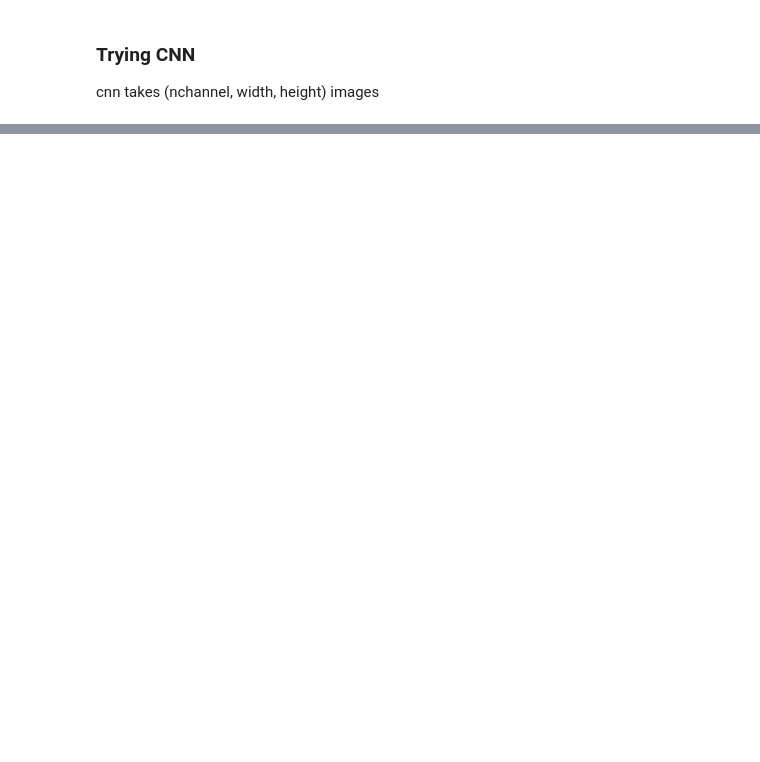
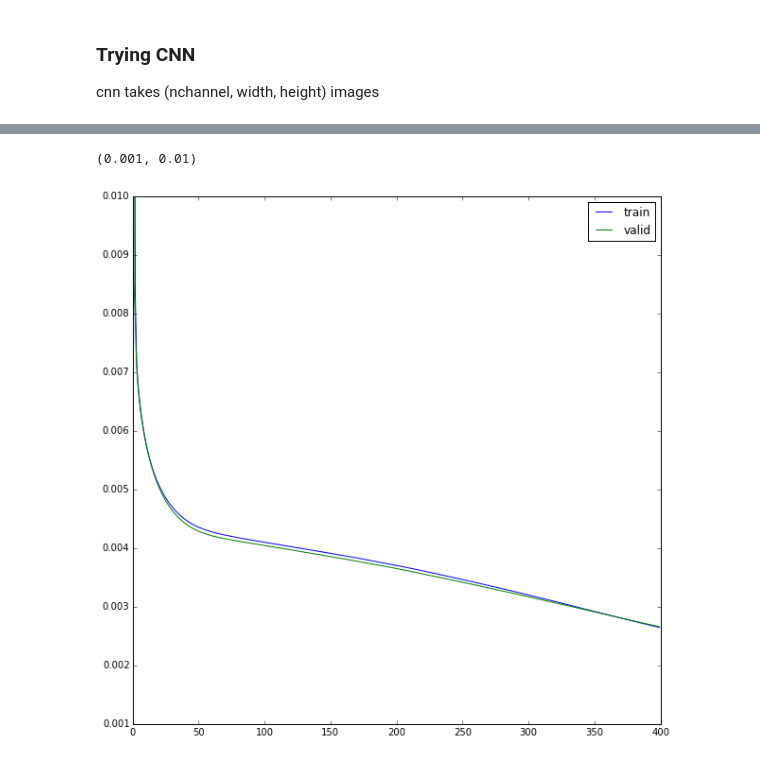
Before and after one commit to dolaameng/deeplearning-exploration, a Jupyter notebook: notebooks/USECASE + TUTORIAL - lasagne for Kaggle facial keypoint detection.ipynb, the cells around one changed output, grey strips where cells are left out. Cells and saved outputs as stored; diff of their text form; code cells hidden in the pictures; blank space fills up the shorter version.

```diff
--- a/notebooks/USECASE + TUTORIAL - lasagne for Kaggle facial keypoint detection.ipynb
+++ b/notebooks/USECASE + TUTORIAL - lasagne for Kaggle facial keypoint detection.ipynb
@@ -205,8 +210,26 @@ net2 = NeuralNet(
     ]
     ## layer parameters
     , input_shape = (None, 1, 96, 96) # flexible batch size
-    , conv1_num_filters = 32
-    , pool1_pool_size = (2, 2) # now 32 x 48 x 48
-    , conv2_num_filters = 64
-    , pool2_pool_size = (2, 2) # now 64 x 24 x 24
+    , conv1_num_filters = 32, conv1_filter_size = (2, 2) # 32 x 95 x 95
+    , pool1_pool_size = (2, 2) # 32 x 47 x 47
+    , conv2_num_filters = 64, conv2_filter_size = (2, 2) # 64 x 46 x 46
+    , pool2_pool_size = (2, 2) # 64
+    , conv3_num_filters = 128, conv3_filter_size = (2, 2)
+    , pool3_pool_size = (2, 2)
+    , hidden4_num_units = 500
+    , hidden5_num_units = 500
+    , output_num_units = 30, output_nonlinearity = None
+
+    ## learning algorithm
+    , update = updates.nesterov_momentum
+    , update_learning_rate = 0.01 ## deafults are good start
+    , update_momentum = 0.9
+
+    ## objective and problem definition
+    , regression = True
+    , max_epochs = 400
+    , verbose = 1
 )
+
+XX = X.reshape((-1, 1, 96, 96))
+net2.fit(XX, y)
@@ -212,0 +271,13 @@ net2 = NeuralNet(
+# %%
+net2_train_errors = np.array([t["train_loss"] for t in net2.train_history_])
+net2_valid_errors = np.array([t["valid_loss"] for t in net2.train_history_])
+epochs = np.arange(0, net2_train_errors.size)
+
+plt.figure(figsize = (10, 10))
+plt.plot(epochs, net2_train_errors, "b-", label = "train")
+plt.plot(epochs, net2_valid_errors, "g-", label = "valid")
+plt.legend(loc = "best")
+plt.ylim((1e-3, 1e-2))
+# %% [output]
+(0.001, 0.01)
+[figure, added]
```
Also changed, not shown: parts of 8 cells of this notebook.
